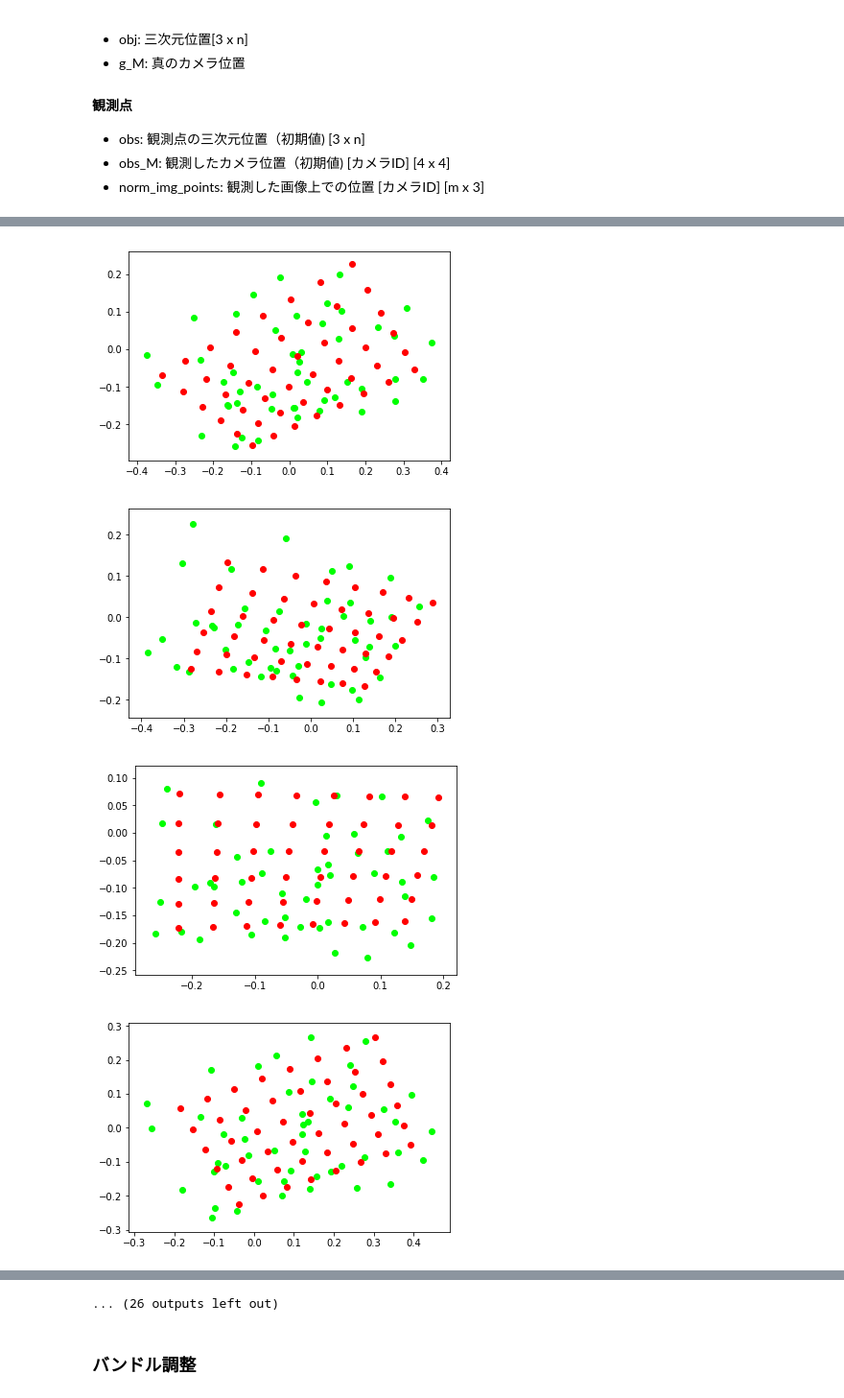
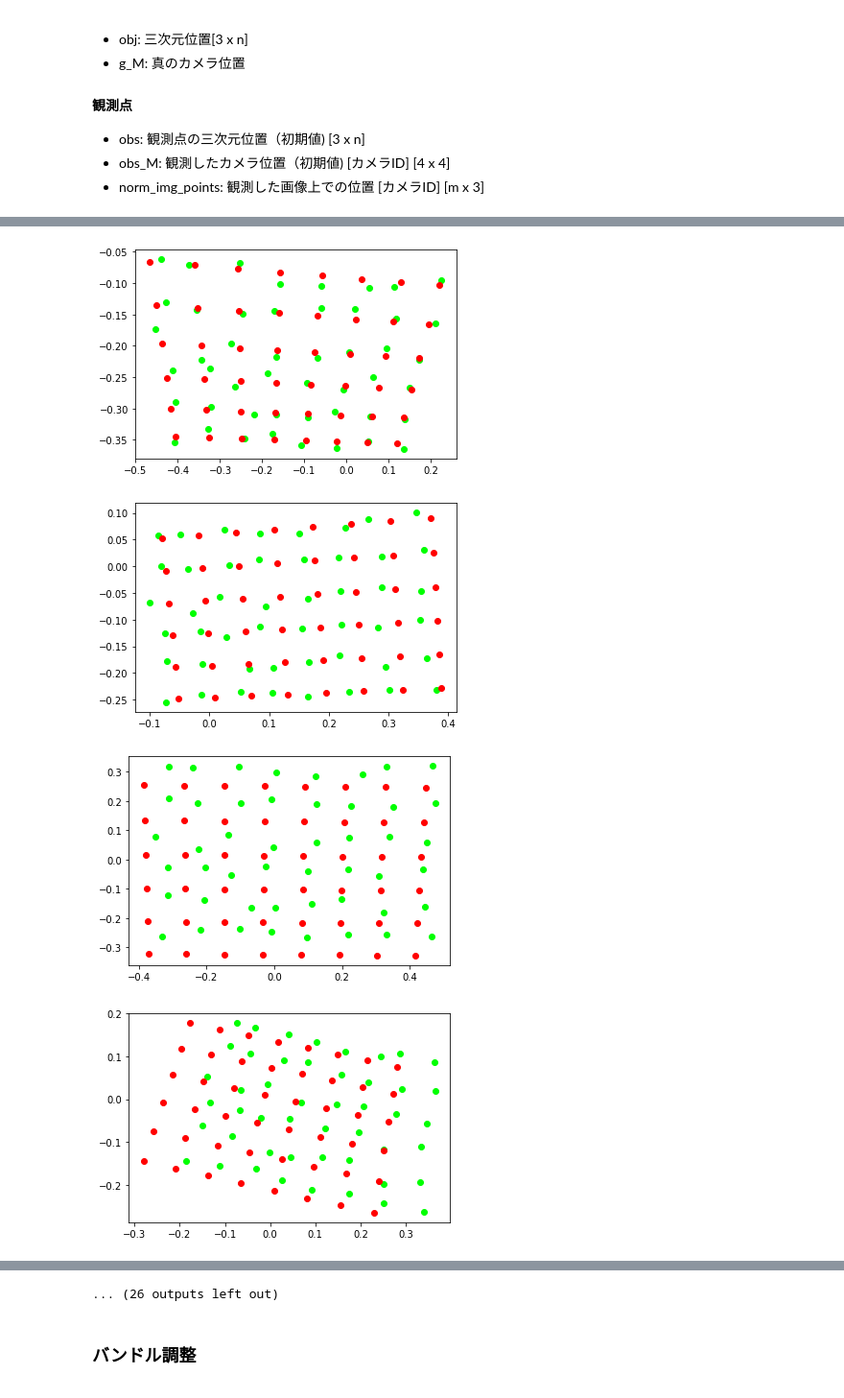
Before and after one commit to tmako123/nextage_jupyter, a Jupyter notebook: BundleAdjustment.ipynb, the cells around one changed output, grey strips where cells are left out. Shown at 96% size. Cells and saved outputs as stored; diff of their text form; code cells hidden in the pictures.

```diff
--- a/BundleAdjustment.ipynb
+++ b/BundleAdjustment.ipynb
@@ -51,7 +51,7 @@ def cv_imshow_gray(gray):
 
 #指定したフォルダ内のパスを取得する
 def get_file_list(path, ext):
-    files = glob.glob(path + "\*." + ext)
+    files = glob.glob(path + "/*." + ext)
     return files
 
 #ワールド座標系の三次元位置をカメラ位置での正規化座標系に投影する
@@ -115,6 +114,6 @@ undist_norm_points = []
 for pt in img_points:
     undist_pt = cv2.undistortPoints(np.array([pt]), K, d, P=K)
     undist_norm_pt = cv2.undistortPoints(np.array([pt]), K, d)
-    undist_points.append(undist_pt[0])
-    undist_norm_points.append(undist_norm_pt[0])
+    undist_points.append(undist_pt.reshape([undist_pt.shape[0],2]))
+    undist_norm_points.append(undist_norm_pt.reshape([undist_norm_pt.shape[0],2]))
 # %% [output]
@@ -221,6 +220,7 @@ plt.show()
 for i in range(num_camera):
     tmp_cam_num = i
     pos2d = get_proj_pos(obs, obs_M[tmp_cam_num])
+    plt.figure()
     plt.scatter(pos2d[0,:],pos2d[1,:], color="#00ff00")
     plt.scatter(norm_img_points[tmp_cam_num][:,0],norm_img_points[tmp_cam_num][:,1],color="#ff0000")
     plt.show()
@@ -229,4 +229,4 @@ for i in range(num_camera):
-[figure, old version]
+[figure, new version]
-[figure, old version]
+[figure, new version]
-[figure, old version]
+[figure, new version]
-[figure, old version]
+[figure, new version]
```
Also changed, not shown: parts of 10 cells of this notebook.
